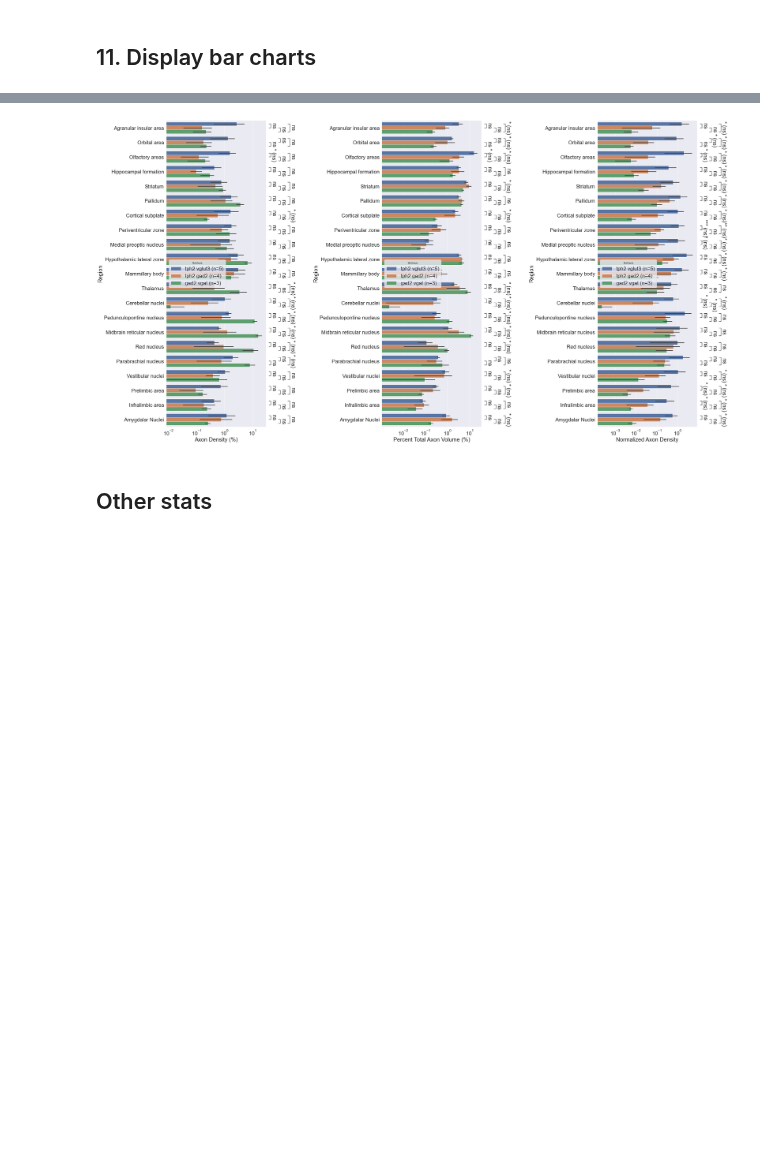
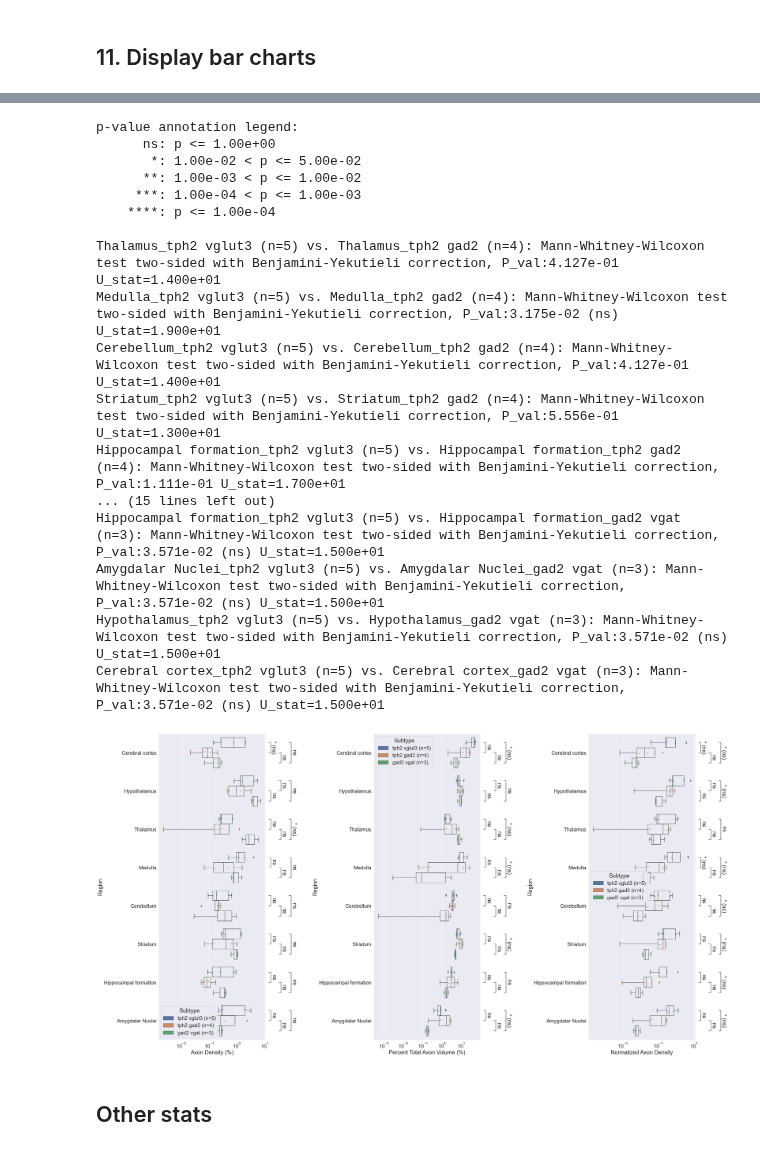
Before and after one commit to neurodata/brainlit, a Jupyter notebook: experiments/BrainLine/axon_analysis.ipynb, the cells around one changed output, grey strips where cells are left out. Cells and saved outputs as stored; diff of their text form; code cells hidden in the pictures; blank space fills up the shorter version.

```diff
--- a/experiments/BrainLine/axon_analysis.ipynb
+++ b/experiments/BrainLine/axon_analysis.ipynb
@@ -509,6 +495,16 @@ for z in tqdm(np.arange(50, z_size, 50)):
 # %% [markdown]
 ## 11. Display bar charts
 # %%
+regions_coarse = [
+    688,
+    1097,
+    549,
+    354,
+    512,
+    477,
+    1089
+]
+
 regions = [
     688,  # cerebral cortex
     95,  # agranular insular area
@@ -546,8 +542,8 @@ regions = [
 
 composite_regions = {
     "Amygdalar Nuclei": [131, 295, 319, 780],
-    "Substantia Nigra": [615, 374, 374],
-    "Superior Colliculus": [294, 302],
+    #"Substantia Nigra": [615, 374, 374],
+    #"Superior Colliculus": [294, 302],
 }  # Custom composite allen regions where key is region name and value is list of allen regions
 # %%
 from scipy.stats import shapiro
@@ -577,6 +567,6 @@ for region in regions:
 # %%
 ad.region_barchart(
-    regions=regions, composite_regions=composite_regions, normalize_region=872
+    regions=regions_coarse, composite_regions=composite_regions, normalize_region=872
 )
 # %% [output]
 {'tph2 vglut3': 5, 'tph2 gad2': 4, 'gad2 vgat': 3}
@@ -599,4 +624,21 @@ Red nucleus_tph2 vglut3 (n=5) vs. Red nucleus_gad2 vgat (n=3): Mann-Whitney-Wilc
+p-value annotation legend:
+      ns: p <= 1.00e+00
+       *: 1.00e-02 < p <= 5.00e-02
+      **: 1.00e-03 < p <= 1.00e-02
+     ***: 1.00e-04 < p <= 1.00e-03
+    ****: p <= 1.00e-04
+
+Thalamus_tph2 vglut3 (n=5) vs. Thalamus_tph2 gad2 (n=4): Mann-Whitney-Wilcoxon test two-sided with Benjamini-Yekutieli correction, P_val:4.127e-01 U_stat=1.400e+01
+Medulla_tph2 vglut3 (n=5) vs. Medulla_tph2 gad2 (n=4): Mann-Whitney-Wilcoxon test two-sided with Benjamini-Yekutieli correction, P_val:3.175e-02 (ns) U_stat=1.900e+01
+Cerebellum_tph2 vglut3 (n=5) vs. Cerebellum_tph2 gad2 (n=4): Mann-Whitney-Wilcoxon test two-sided with Benjamini-Yekutieli correction, P_val:4.127e-01 U_stat=1.400e+01
+Striatum_tph2 vglut3 (n=5) vs. Striatum_tph2 gad2 (n=4): Mann-Whitney-Wilcoxon test two-sided with Benjamini-Yekutieli correction, P_val:5.556e-01 U_stat=1.300e+01
+Hippocampal formation_tph2 vglut3 (n=5) vs. Hippocampal formation_tph2 gad2 (n=4): Mann-Whitney-Wilcoxon test two-sided with Benjamini-Yekutieli correction, P_val:1.111e-01 U_stat=1.700e+01
+... (15 lines left out)
+Hippocampal formation_tph2 vglut3 (n=5) vs. Hippocampal formation_gad2 vgat (n=3): Mann-Whitney-Wilcoxon test two-sided with Benjamini-Yekutieli correction, P_val:3.571e-02 (ns) U_stat=1.500e+01
+Amygdalar Nuclei_tph2 vglut3 (n=5) vs. Amygdalar Nuclei_gad2 vgat (n=3): Mann-Whitney-Wilcoxon test two-sided with Benjamini-Yekutieli correction, P_val:3.571e-02 (ns) U_stat=1.500e+01
+Hypothalamus_tph2 vglut3 (n=5) vs. Hypothalamus_gad2 vgat (n=3): Mann-Whitney-Wilcoxon test two-sided with Benjamini-Yekutieli correction, P_val:3.571e-02 (ns) U_stat=1.500e+01
+Cerebral cortex_tph2 vglut3 (n=5) vs. Cerebral cortex_gad2 vgat (n=3): Mann-Whitney-Wilcoxon test two-sided with Benjamini-Yekutieli correction, P_val:3.571e-02 (ns) U_stat=1.500e+01
-[figure, old version]
+[figure, new version]
 # %% [markdown]
 ## Other stats
 # %% [markdown]
```
Also changed, not shown: parts of 6 cells of this notebook, 2 other files.
